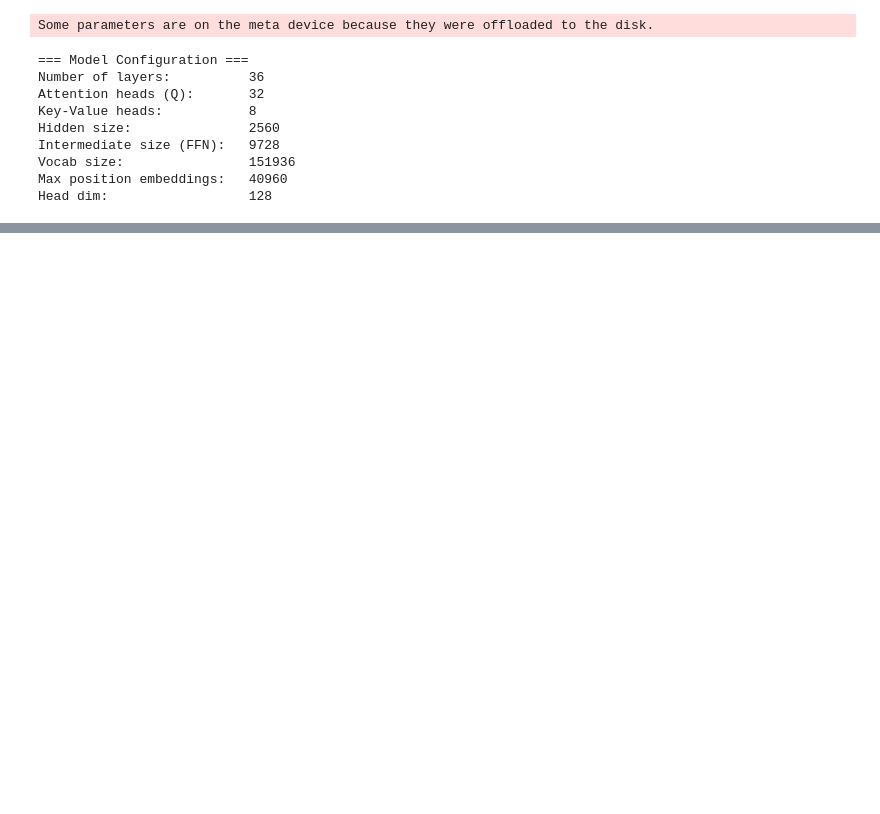
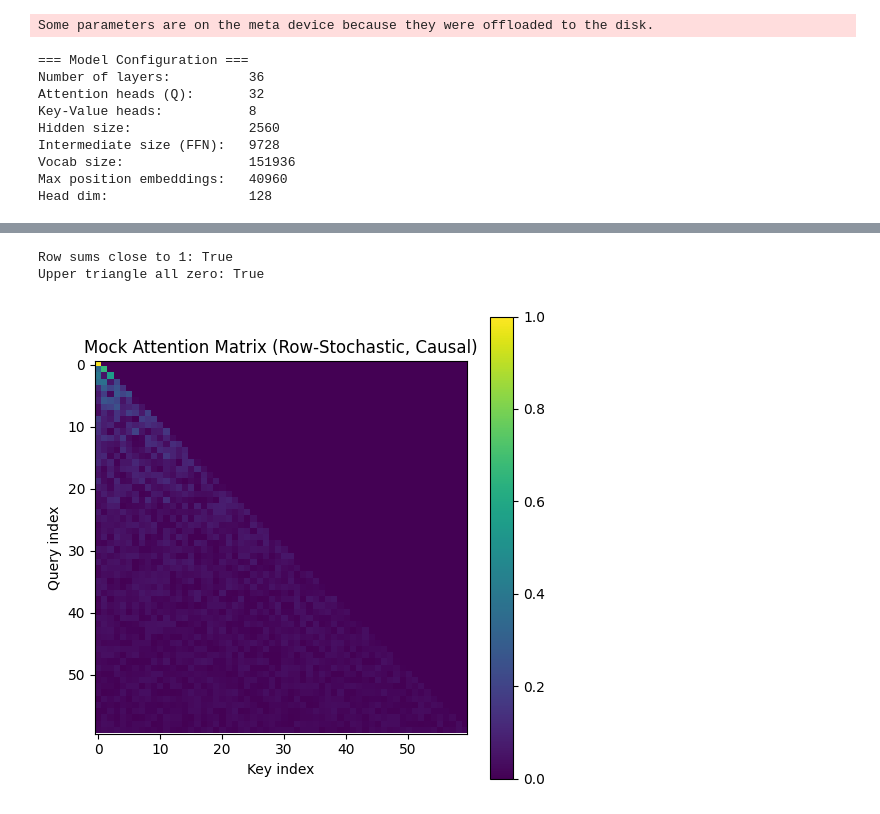
Before and after one commit to raffaeledagostino/sparse-attention-patterns, a Jupyter notebook: features_exploration.ipynb, the cells around one changed output, grey strips where cells are left out. Drawn from its saved outputs; the diff is of its cells as text; code cells hidden in the pictures; blank space fills up the shorter version.

Commit message:
first exploration of properties: attention as a directed graph

```diff
--- a/features_exploration.ipynb
+++ b/features_exploration.ipynb
@@ -30,0 +274,57 @@ Head dim:                  128
+# %%
+# Mock attention matrix generator: row-stochastic + causal support (upper triangle = 0)
+import numpy as np
+import matplotlib.pyplot as plt
+
+def generate_mock_attention_matrix(
+    n: int,
+    noise_scale: float = 1.0,
+    seed: int | None = None,
+) -> np.ndarray:
+    """Generate an NxN random row-stochastic matrix with strict upper triangle set to zero.
+
+    Properties:
+    1) A[i, j] = 0 for j > i (causal / lower-triangular support).
+    2) Each row sums to 1 (row-stochastic).
+    3) No explicit constraints on diagonal magnitude.
+    """
+    if n <= 0:
+        raise ValueError("n must be positive")
+    if noise_scale <= 0.0:
+        raise ValueError("noise_scale must be positive")
+
+    rng = np.random.default_rng(seed)
+    a = np.zeros((n, n), dtype=np.float64)
+
+    for i in range(n):
+        # Fill only lower-triangular part of row i: columns 0..i
+        a[i, : i + 1] = rng.random(i + 1) * noise_scale
+
+    # Enforce exact causal structure
+    a = np.tril(a, k=0)
+
+    # Normalize rows to make the matrix row-stochastic
+    row_sums = a.sum(axis=1, keepdims=True)
+    if np.any(row_sums <= 0.0):
+        raise RuntimeError("Encountered a zero-sum row before normalization")
+    a /= row_sums
+
+    return a
+
+
+test = generate_mock_attention_matrix(n=60, noise_scale=1.0, seed=42)
+
+print("Row sums close to 1:", np.allclose(test.sum(axis=1), 1.0))
+print("Upper triangle all zero:", np.allclose(np.triu(test, k=1), 0.0))
+
+plt.figure(figsize=(6, 6))
+plt.imshow(test, cmap="viridis", aspect="equal")
+plt.colorbar()
+plt.title("Mock Attention Matrix (Row-Stochastic, Causal)")
+plt.xlabel("Key index")
+plt.ylabel("Query index")
+plt.show()
+# %% [output]
+Row sums close to 1: True
+Upper triangle all zero: True
+[figure, added]
```
Also changed, not shown: parts of 2 cells of this notebook, 2 other files.
